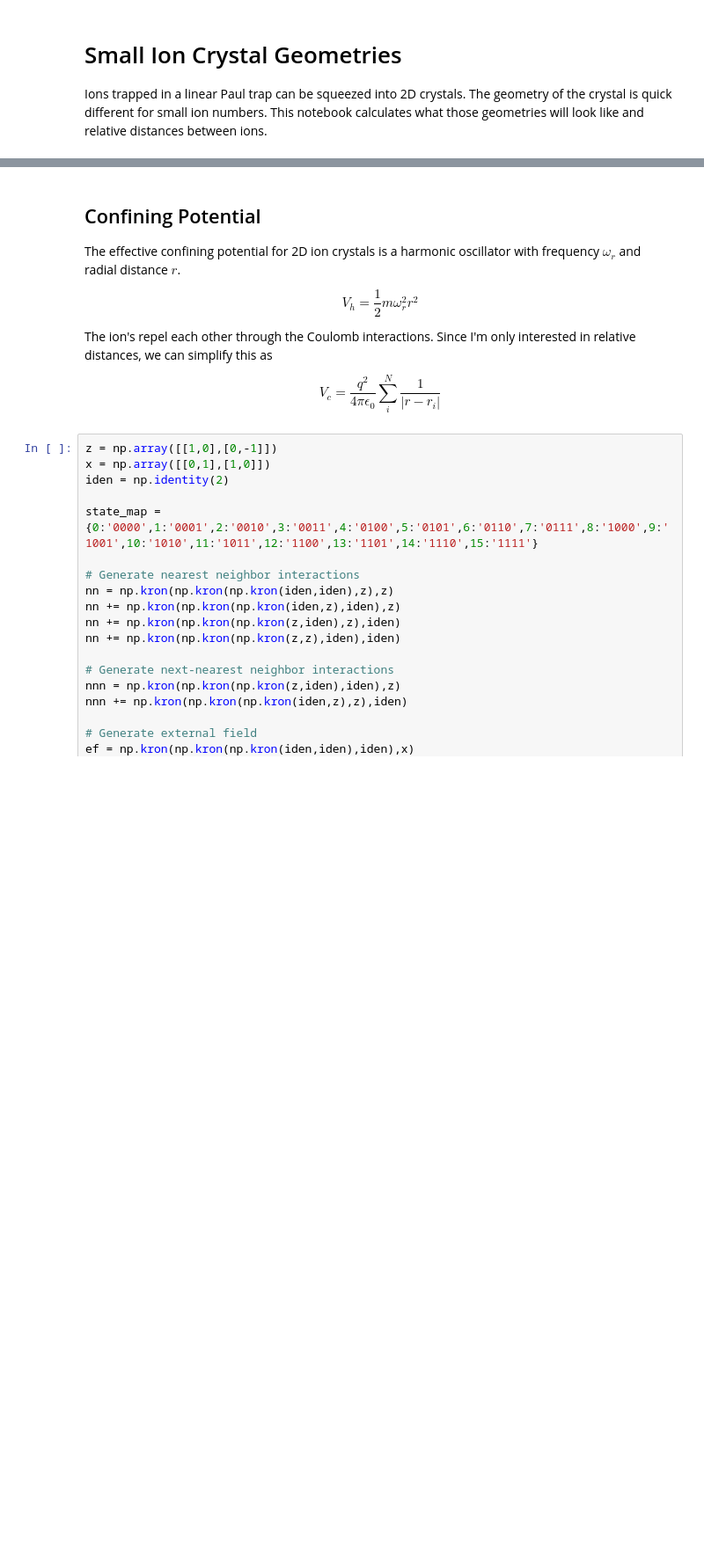
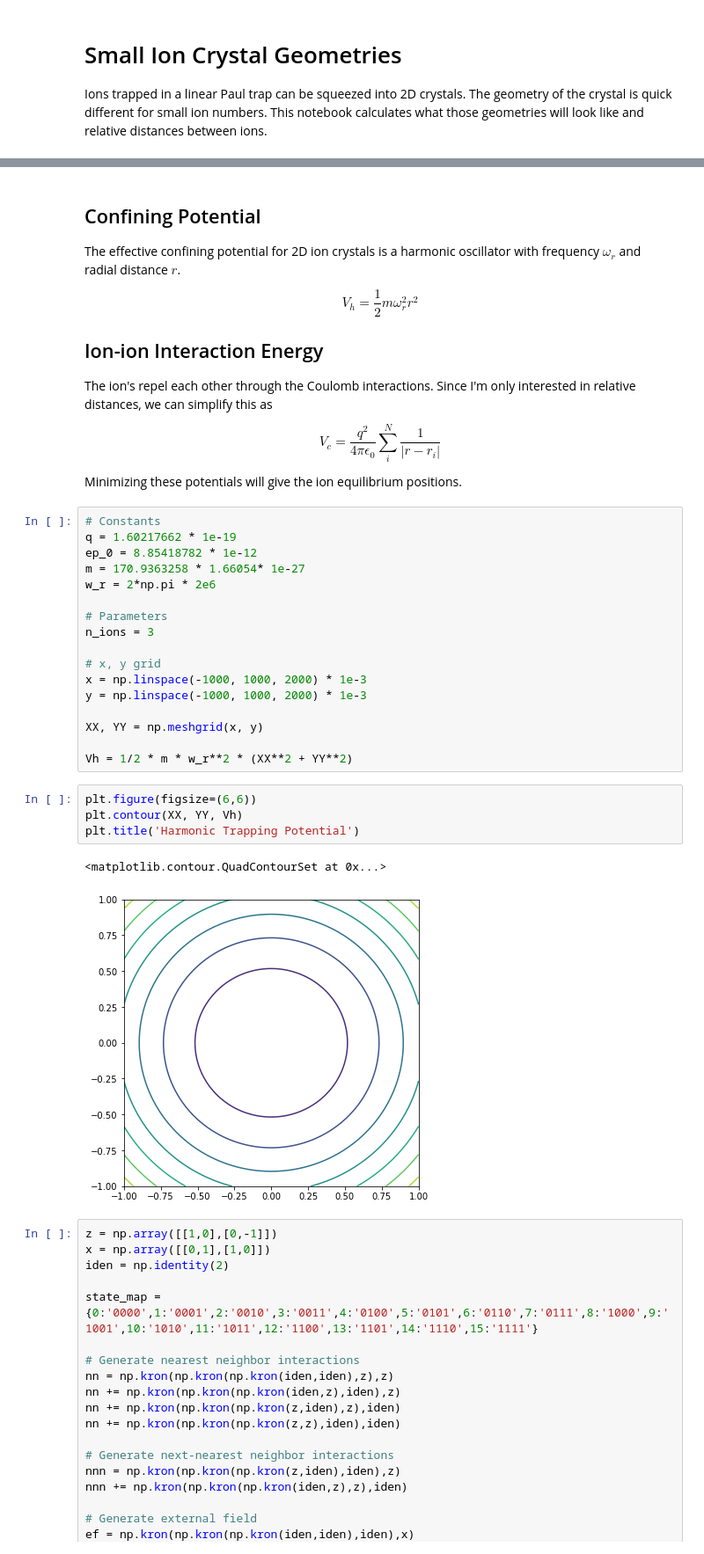
Before and after one commit to ajrazander/random-science, a Jupyter notebook: Small Ion Crystals/small-crystals.ipynb, the cells around one changed output, grey strips where cells are left out. Shown at 88% size. Saved outputs shown, nothing was run; the diff lists cells and outputs as text; blank space fills up the shorter version.

Commit message:
Comute and plot trapping potential

```diff
--- a/Small Ion Crystals/small-crystals.ipynb
+++ b/Small Ion Crystals/small-crystals.ipynb
@@ -11,11 +12,38 @@ $$
 V_h = \frac{1}{2}m \omega_r^2 r^2
 $$
 
+## Ion-ion Interaction Energy
 The ion's repel each other through the Coulomb interactions. Since I'm only interested in relative distances, we can simplify this as
 
 $$
 V_c =\frac{q^2}{4\pi \epsilon_0} \sum_i^N\frac{1}{|r - r_i|}
 $$
+
+Minimizing these potentials will give the ion equilibrium positions.
+# %%
+# Constants
+q = 1.60217662 * 1e-19
+ep_0 = 8.85418782 * 1e-12
+m = 170.9363258 * 1.66054* 1e-27
+w_r = 2*np.pi * 2e6
+
+# Parameters
+n_ions = 3
+
+# x, y grid
+x = np.linspace(-1000, 1000, 2000) * 1e-3
+y = np.linspace(-1000, 1000, 2000) * 1e-3
+
+XX, YY = np.meshgrid(x, y)
+
+Vh = 1/2 * m * w_r**2 * (XX**2 + YY**2)
+# %%
+plt.figure(figsize=(6,6))
+plt.contour(XX, YY, Vh)
+plt.title('Harmonic Trapping Potential')
+# %% [output]
+<matplotlib.contour.QuadContourSet at 0x...>
+[figure, added]
 # %%
 z = np.array([[1,0],[0,-1]])
 x = np.array([[0,1],[1,0]])
```
Also changed, not shown: parts of 1 cell of this notebook.
